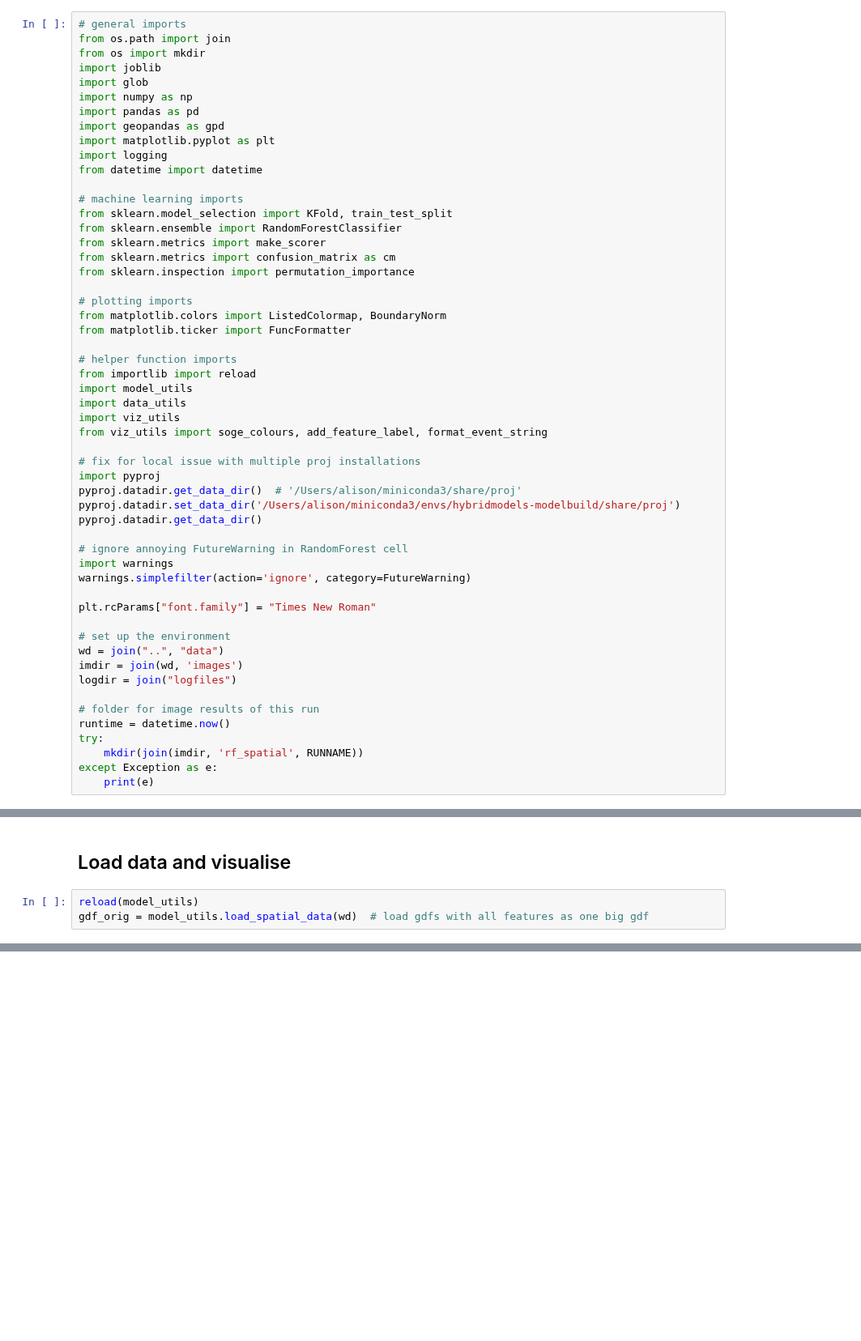
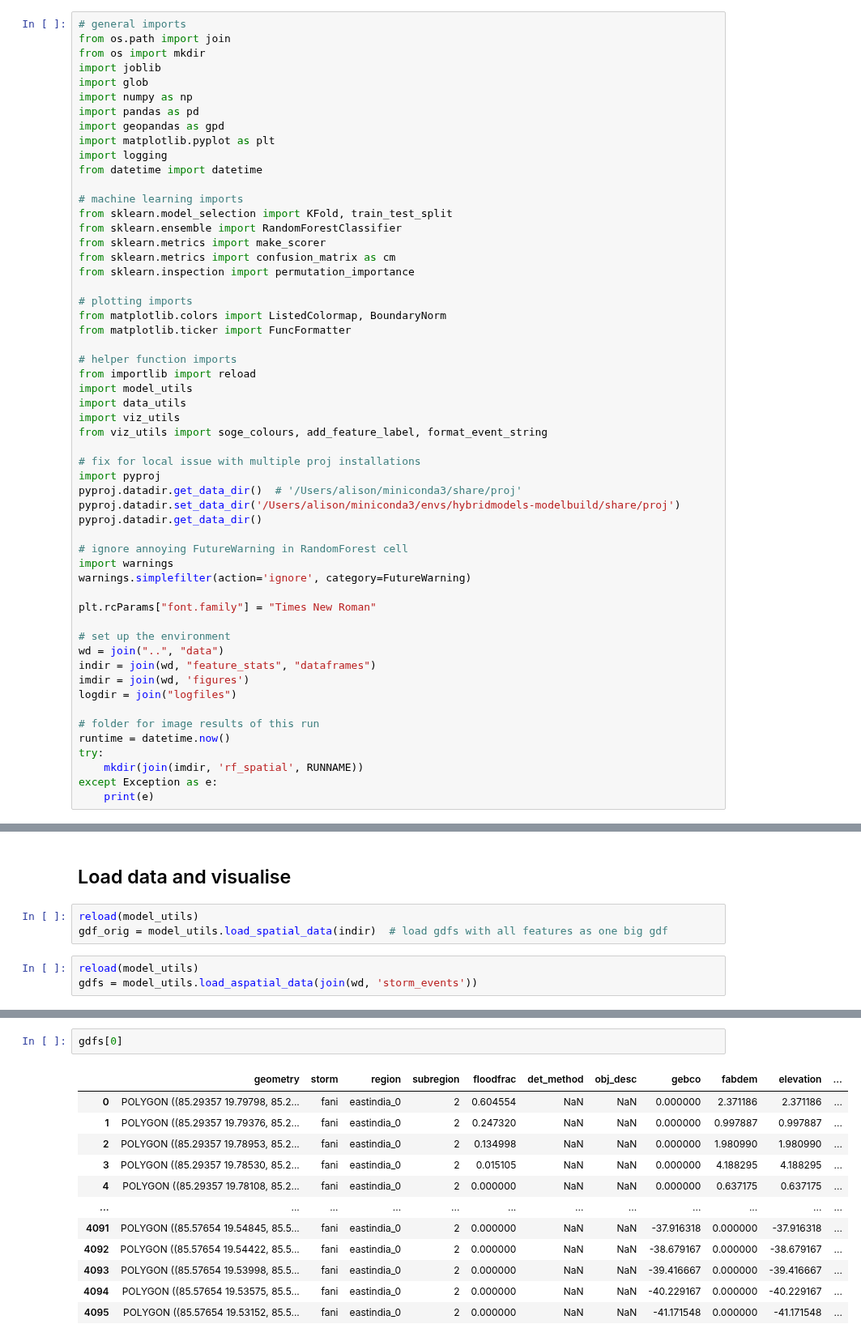
Before and after one commit to alisonpeard/hybridmodels, a Jupyter notebook: python/B. Random Forest Model.ipynb, the cells around one changed output, grey strips where cells are left out. Shown at 81% size. Drawn from its saved outputs; the diff is of its cells as text; blank space fills up the shorter version.

```diff
--- a/python/B. Random Forest Model.ipynb
+++ b/python/B. Random Forest Model.ipynb
@@ -73,7 +73,8 @@ plt.rcParams["font.family"] = "Times New Roman"
 
 # set up the environment
 wd = join("..", "data")
-imdir = join(wd, 'images')
+indir = join(wd, "feature_stats", "dataframes")
+imdir = join(wd, 'figures')
 logdir = join("logfiles")
 
 # folder for image results of this run
@@ -88,4 +89,7 @@ except Exception as e:
 ## Load  data and visualise
 # %%
 reload(model_utils)
-gdf_orig = model_utils.load_spatial_data(wd)  # load gdfs with all features as one big gdf
+gdf_orig = model_utils.load_spatial_data(indir)  # load gdfs with all features as one big gdf
+# %%
+reload(model_utils)
+gdfs = model_utils.load_aspatial_data(join(wd, 'storm_events'))
@@ -91,0 +100,15 @@ gdf_orig = model_utils.load_spatial_data(wd)  # load gdfs with all features as
+# %%
+gdfs[0]
+# %% [output]
+|  | geometry | storm | region | subregion | floodfrac | det_method | obj_desc | gebco | fabdem | elevation | ... |
+| 0 | POLYGON ((85.29357 19.79798, 85.2... | fani | eastindia_0 | 2 | 0.604554 | NaN | NaN | 0.000000 | 2.371186 | 2.371186 | ... |
+| 1 | POLYGON ((85.29357 19.79376, 85.2... | fani | eastindia_0 | 2 | 0.247320 | NaN | NaN | 0.000000 | 0.997887 | 0.997887 | ... |
+| 2 | POLYGON ((85.29357 19.78953, 85.2... | fani | eastindia_0 | 2 | 0.134998 | NaN | NaN | 0.000000 | 1.980990 | 1.980990 | ... |
+| 3 | POLYGON ((85.29357 19.78530, 85.2... | fani | eastindia_0 | 2 | 0.015105 | NaN | NaN | 0.000000 | 4.188295 | 4.188295 | ... |
+| 4 | POLYGON ((85.29357 19.78108, 85.2... | fani | eastindia_0 | 2 | 0.000000 | NaN | NaN | 0.000000 | 0.637175 | 0.637175 | ... |
+| ... | ... | ... | ... | ... | ... | ... | ... | ... | ... | ... | ... |
+| 4091 | POLYGON ((85.57654 19.54845, 85.5... | fani | eastindia_0 | 2 | 0.000000 | NaN | NaN | -37.916318 | 0.000000 | -37.916318 | ... |
+| 4092 | POLYGON ((85.57654 19.54422, 85.5... | fani | eastindia_0 | 2 | 0.000000 | NaN | NaN | -38.679167 | 0.000000 | -38.679167 | ... |
+| 4093 | POLYGON ((85.57654 19.53998, 85.5... | fani | eastindia_0 | 2 | 0.000000 | NaN | NaN | -39.416667 | 0.000000 | -39.416667 | ... |
+| 4094 | POLYGON ((85.57654 19.53575, 85.5... | fani | eastindia_0 | 2 | 0.000000 | NaN | NaN | -40.229167 | 0.000000 | -40.229167 | ... |
+| 4095 | POLYGON ((85.57654 19.53152, 85.5... | fani | eastindia_0 | 2 | 0.000000 | NaN | NaN | -41.171548 | 0.000000 | -41.171548 | ... |
```
Also changed, not shown: parts of 4 cells of this notebook, 7 other files.
